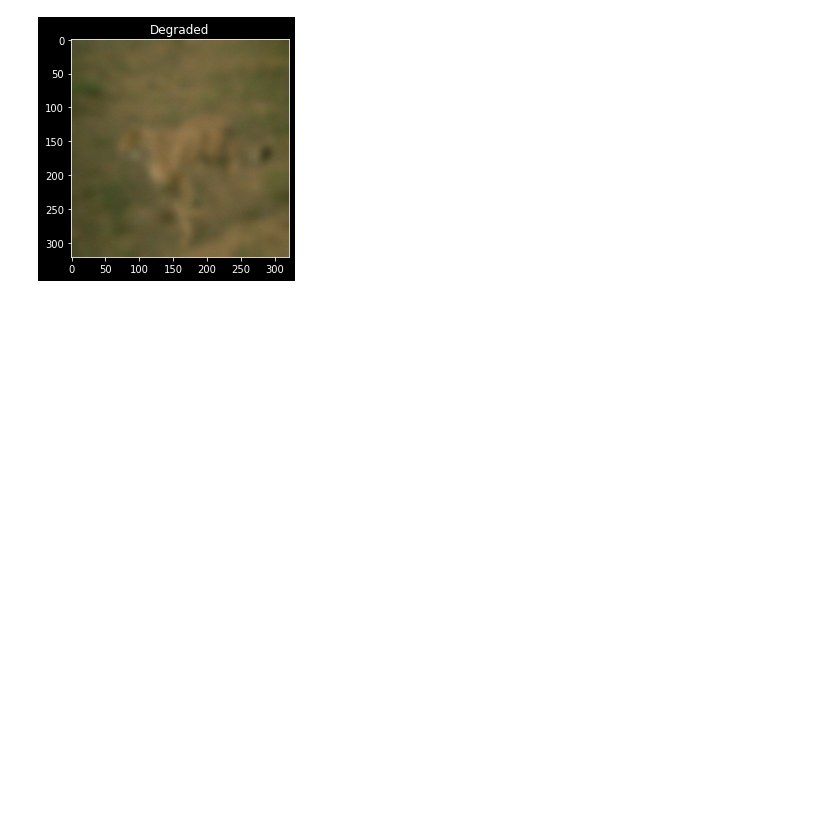
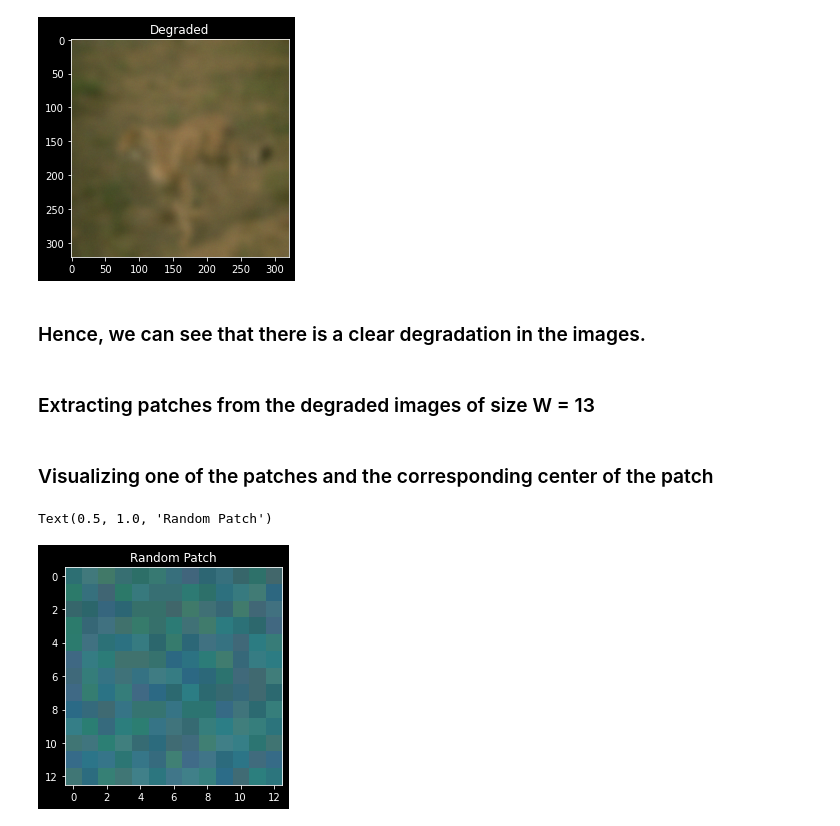
Before and after one commit to TheShiningVampire/EE610_Coding_Assignments, a Jupyter notebook: Assignment_2/18D070067_A2.ipynb, the cells around one changed output. Cells and saved outputs as stored; diff of their text form; code cells hidden in the pictures; blank space fills up the shorter version.

Commit message:
18D070067_A2: added create_small_patches

```diff
--- a/Assignment_2/18D070067_A2.ipynb
+++ b/Assignment_2/18D070067_A2.ipynb
@@ -121,3 +125,53 @@ plt.title('Degraded')
 # %% [output]
 Text(0.5, 1.0, 'Degraded')
 [figure]
+# %% [markdown]
+### Hence, we can see that there is a clear degradation in the images.
+# %% [markdown]
+### Extracting patches from the degraded images of size W = 13
+# %%
+## Extracting k random patches from the degraded images of size (W,W) and getting the central pixel of the patch from the original image for an image index
+
+def get_random_patches(img_index, W, k):
+    """ Function to get k random patches from the degraded images of size (W,W) and getting the central pixel of the patch from the original image for an image index
+
+    Args:
+        img_index (int): Index of the image from which the patches are to be extracted
+        W (int): Width of the patch
+        k (int): Number of patches to be extracted
+
+    Returns:
+        ndarray: Array of shape (k, W, W, 3) containing the k patches
+    """
+    patches = []
+    central_pixels = []
+
+    for i in range(0, img.shape[0] - W, W):
+        for j in range(0, img.shape[1] - W, W):
+            patch = degraded_images[img_index][i:i+W, j:j+W, :]
+            patches.append(patch)
+            central_pixels.append(images[img_index][i+W//2, j+W//2, :])
+
+
+    # k random number from 1 to patches.shape[0]
+    random_indices = np.random.randint(0, len(patches), k)
+
+    # Randomly select k patches from the list of patches
+    random_patches = [patches[i] for i in random_indices]
+    random_central_pixels = [central_pixels[i] for i in random_indices]
+
+    random_patches = np.array(random_patches)
+    random_central_pixels = np.array(random_central_pixels)
+    random_central_pixels = random_central_pixels.reshape(k,1,1,3)
+
+    return random_patches, random_central_pixels
+# %% [markdown]
+### Visualizing one of the patches and the corresponding center of the patch
+# %%
+patch, pixel =  get_random_patches(0, W, 10)
+# %%
+plt.imshow(patch[9])
+plt.title('Random Patch')
+# %% [output]
+Text(0.5, 1.0, 'Random Patch')
+[figure, added]
```
Also changed, not shown: parts of 17 cells of this notebook.
